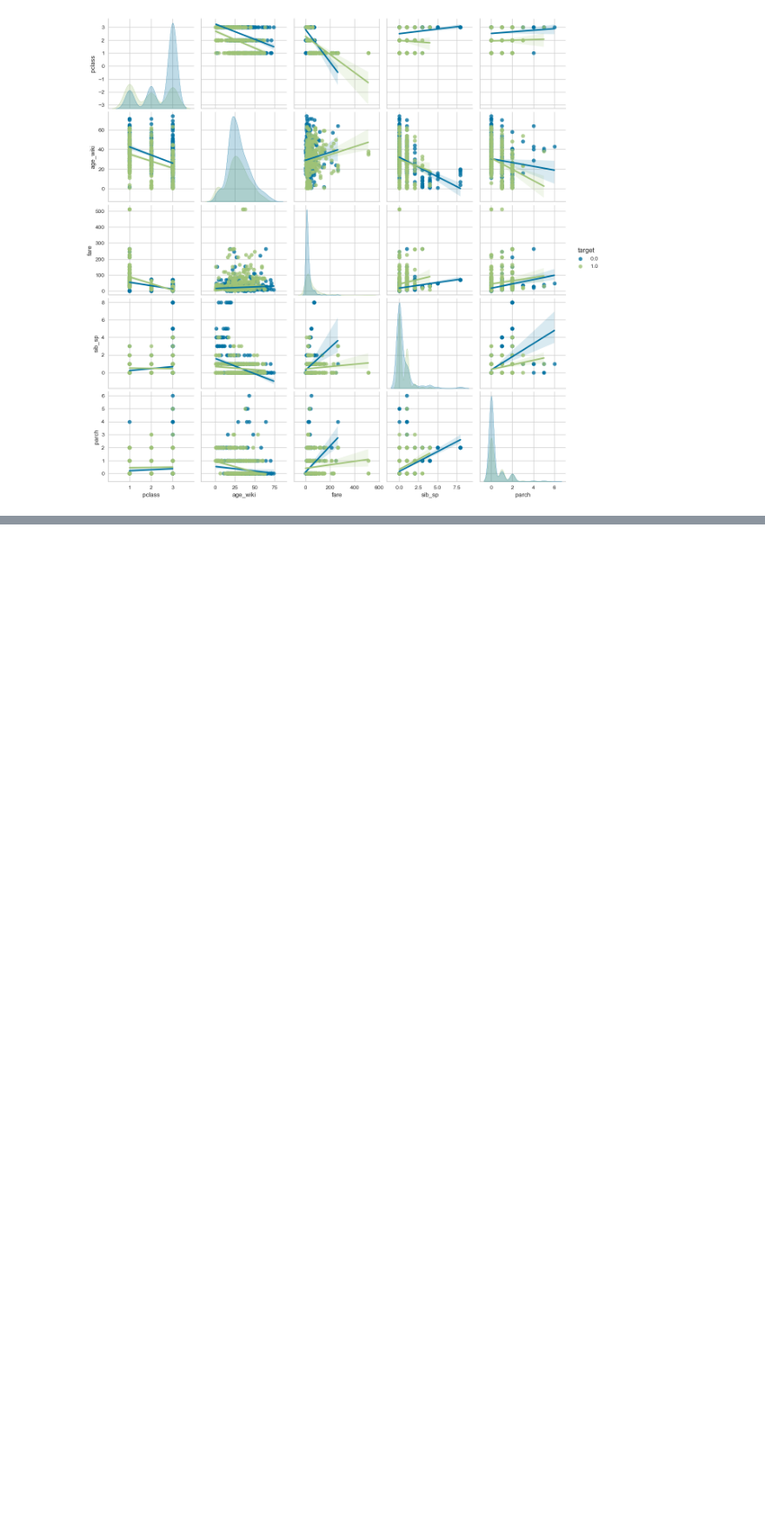
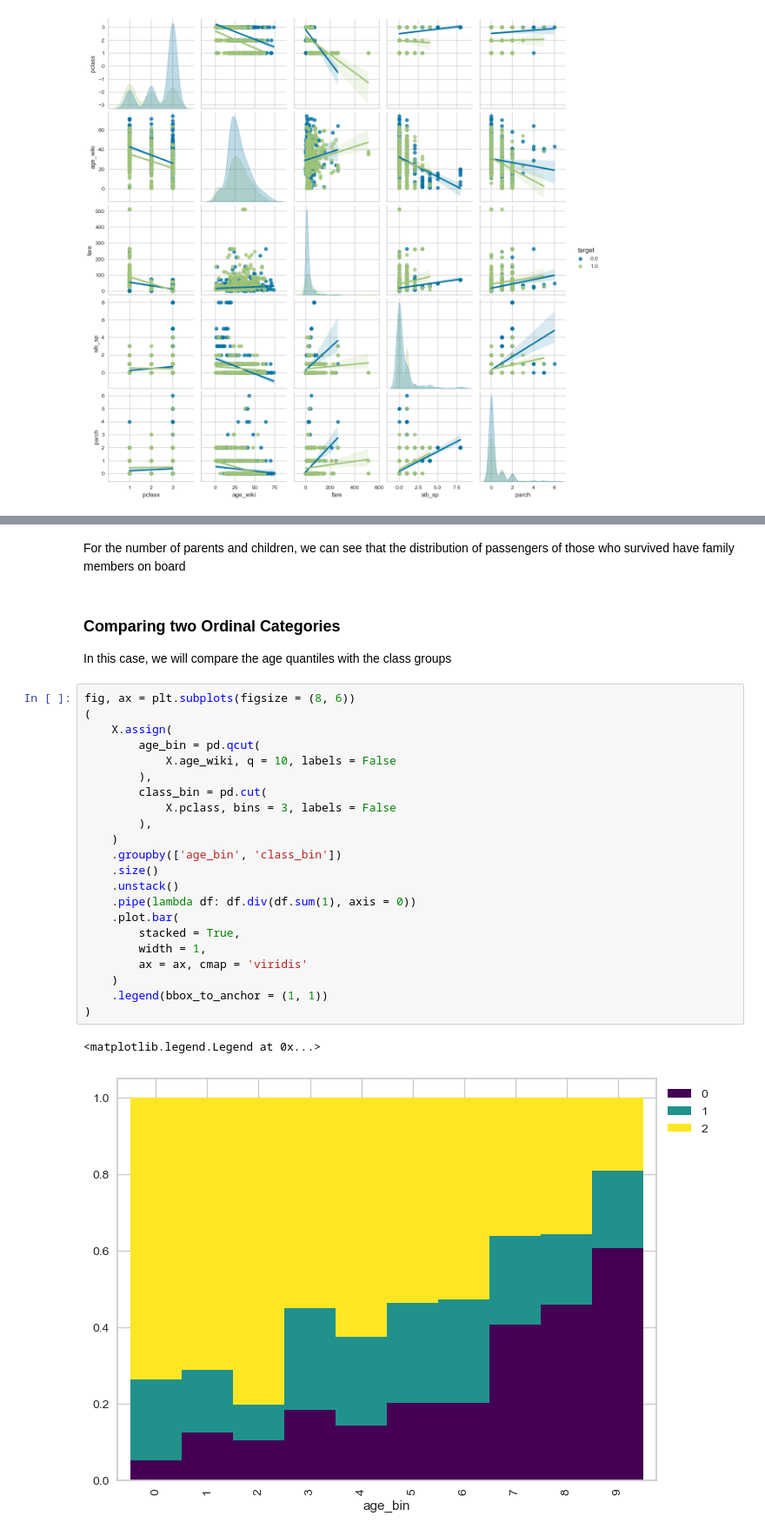
Before and after one commit to DellaCortef/machine-learning-pocket-reference, a Jupyter notebook: data-exploring.ipynb, the cells around one changed output, grey strips where cells are left out. Shown at 87% size. Cells and saved outputs as stored; diff of their text form; blank space fills up the shorter version.

Commit message:
comparing two ordinal categories age/fare

```diff
--- a/data-exploring.ipynb
+++ b/data-exploring.ipynb
@@ -471,0 +446,31 @@ fig, ax = plt.subplots(figsize = (8, 6))
+# %% [markdown]
+For the number of parents and children, we can see that the distribution of passengers of those who survived have family members on board
+# %% [markdown]
+### Comparing two Ordinal Categories
+
+In this case, we will compare the age quantiles with the class groups
+# %%
+fig, ax = plt.subplots(figsize = (8, 6))
+(
+    X.assign(
+        age_bin = pd.qcut(
+            X.age_wiki, q = 10, labels = False
+        ),
+        class_bin = pd.cut(
+            X.pclass, bins = 3, labels = False
+        ),
+    )
+    .groupby(['age_bin', 'class_bin'])
+    .size()
+    .unstack()
+    .pipe(lambda df: df.div(df.sum(1), axis = 0))
+    .plot.bar(
+        stacked = True,
+        width = 1,
+        ax = ax, cmap = 'viridis'
+    )
+    .legend(bbox_to_anchor = (1, 1))
+)
+# %% [output]
+<matplotlib.legend.Legend at 0x...>
+[figure, added]
```
Also changed, not shown: parts of 18 cells of this notebook.
